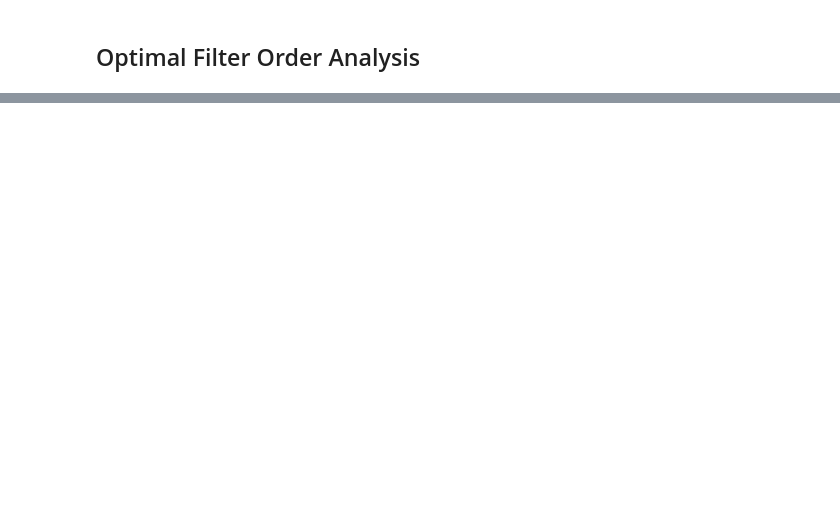
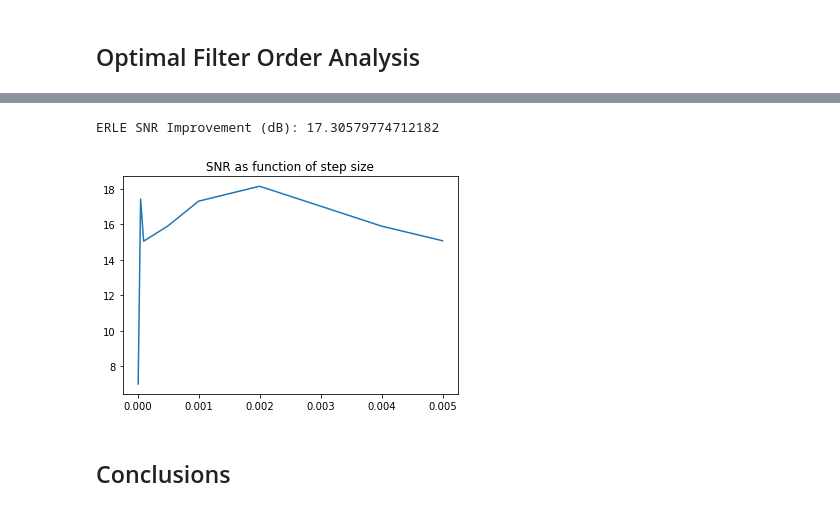
Before and after one commit to jcornell616/ML-for-time-series, a Jupyter notebook: Project1/Project1.ipynb, the cells around one changed output, grey strips where cells are left out. Saved outputs shown, nothing was run; the diff lists cells and outputs as text; code cells hidden in the pictures; blank space fills up the shorter version.

```diff
--- a/Project1/Project1.ipynb
+++ b/Project1/Project1.ipynb
@@ -193,9 +193,9 @@ Audio(y, rate=fs)
 ## Optimal Filter Order Analysis ##
 # %%
 # iterate through several filter orders to find optimal weighting
-K = np.array([10, 15, 20, 22])
+K = np.array([18, 19, 20, 21, 22])
 for k in K :
-    w, w_traces, J, y = APA2(x, d, k, L, mu, 10)
+    w, w_traces, J, y = APA2(x, d, k, L, mu, 0.01)
     y_acfk = np.correlate(y, y, mode='full')[0]
     print("ERLE SNR Improvement (dB), K =", k, ":", 10*math.log10(abs(d_acf / y_acfk)))
 # %% [output]
@@ -226,15 +206,0 @@ print("ERLE SNR Improvement (dB):", 10*math.log10(abs(d_acf / y_acf)))
-# %%
-# evaluate performance as function of step size
-mu = np.array([1e-5, 5e-5, 1e-4, 5e-4, 1e-3, 2e-3, 3e-3, 4e-3, 5e-3])
-ERLE = np.zeros(9)
-i = 0
-for m in mu :
-    w, w_traces, J, y = APA1(x, d, K, L, m)
-    y_acfk = np.correlate(y, y, mode='full')[0]
-    ERLE[i] = 10*math.log10(abs(d_acf / y_acfk))
-    i += 1
-
-# plot ERLE SNR as function of step size
-plt.plot(mu, ERLE)
-plt.title("SNR as function of step size")
-plt.show()
@@ -244,0 +207,4 @@ plt.show()
+# %%
+# perform APA2 with K=20
+K = 20
+w, w_traces, J, y = APA2(x, d, K, L, mu, 0.01)
@@ -244,0 +227,24 @@ plt.show()
+# %%
+# compute SNR improvement
+d_acf = np.correlate(d, d, mode='full')[0]
+y_acf = np.correlate(y, y, mode='full')[0]
+print("ERLE SNR Improvement (dB):", 10*math.log10(abs(d_acf / y_acf)))
+# %% [output]
+ERLE SNR Improvement (dB): 17.30579774712182
+# %%
+# evaluate performance as function of step size
+mu = np.array([1e-5, 5e-5, 1e-4, 5e-4, 1e-3, 2e-3, 3e-3, 4e-3, 5e-3])
+ERLE = np.zeros(9)
+i = 0
+for m in mu :
+    w, w_traces, J, y = APA2(x, d, K, L, m, 0.01)
+    y_acfk = np.correlate(y, y, mode='full')[0]
+    ERLE[i] = 10*math.log10(abs(d_acf / y_acfk))
+    i += 1
+
+# plot ERLE SNR as function of step size
+plt.plot(mu, ERLE)
+plt.title("SNR as function of step size")
+plt.show()
+# %% [output]
+[figure, added]
@@ -244,0 +253,2 @@ plt.show()
+# %% [markdown]
+## Conclusions ##
```
Also changed, not shown: parts of 17 cells of this notebook.
